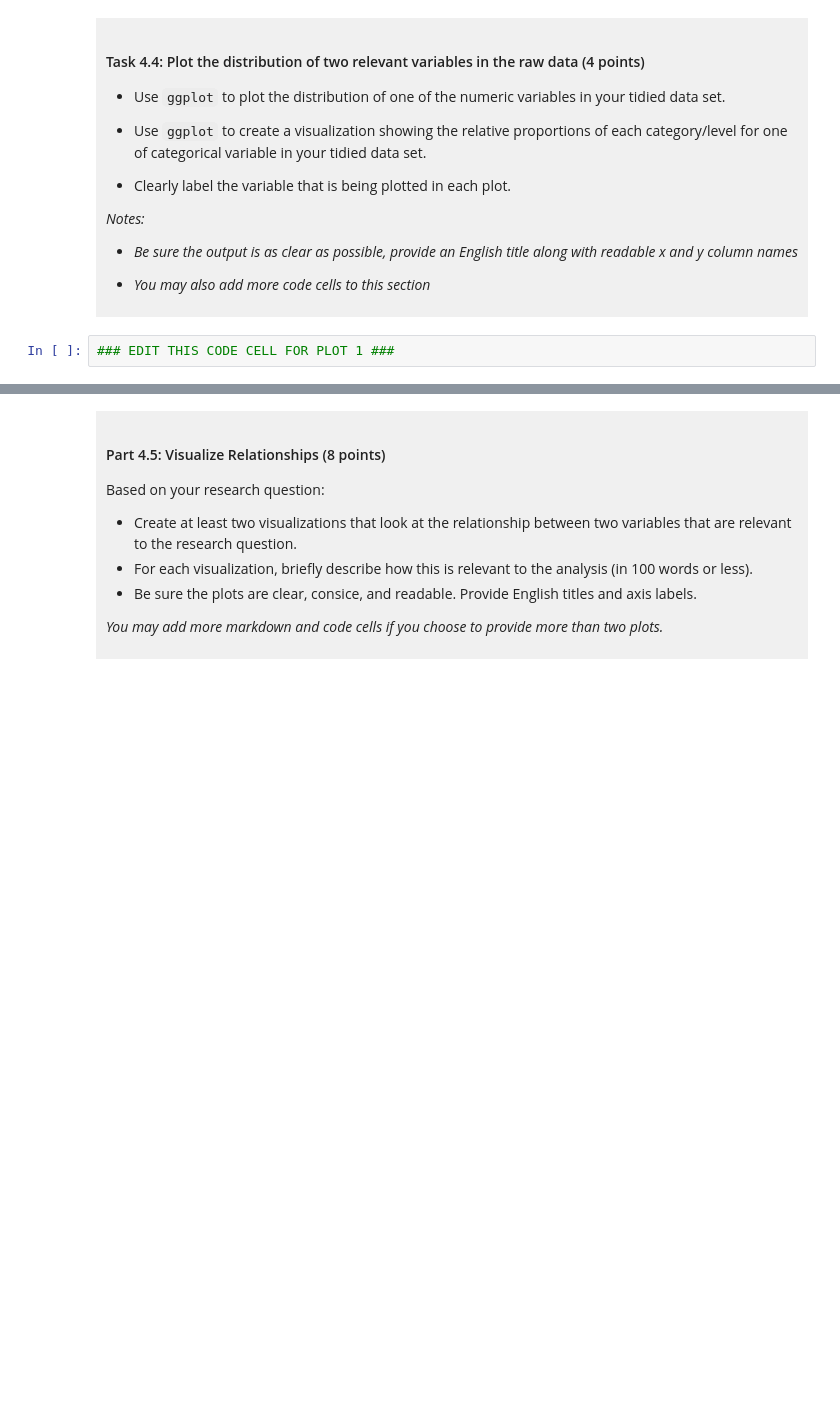
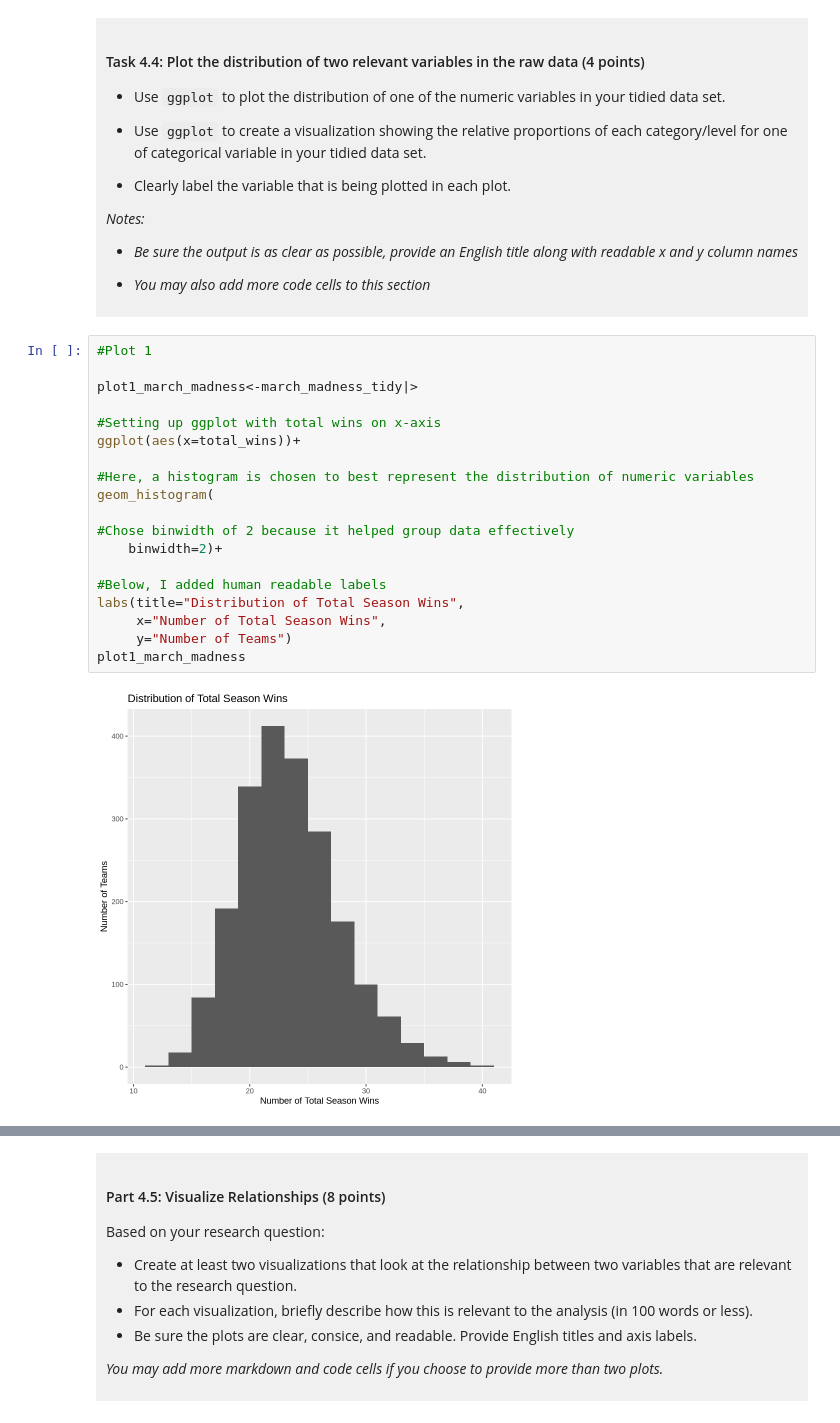
Before and after one commit to evieeli217-arch/dsci-100-project-evieli, a Jupyter notebook: dsci-100-project-notebook.ipynb, the cells around one changed output, grey strips where cells are left out. Drawn from its saved outputs; the diff is of its cells as text; blank space fills up the shorter version.

Commit message:
Added plots, visualizations, and analysis plan

```diff
--- a/dsci-100-project-notebook.ipynb
+++ b/dsci-100-project-notebook.ipynb
@@ -309,5 +360,24 @@ You will refine your research question (if needed) and produce a tidy data set.
 
 </div>
 # %%
-### EDIT THIS CODE CELL FOR PLOT 1 ###
+#Plot 1
+
+plot1_march_madness<-march_madness_tidy|>
+
+#Setting up ggplot with total wins on x-axis
+ggplot(aes(x=total_wins))+
+
+#Here, a histogram is chosen to best represent the distribution of numeric variables
+geom_histogram(
+
+#Chose binwidth of 2 because it helped group data effectively
+    binwidth=2)+
+
+#Below, I added human readable labels
+labs(title="Distribution of Total Season Wins",
+     x="Number of Total Season Wins",
+     y="Number of Teams")
+plot1_march_madness
+# %% [output]
+[figure, added]
 # %%
```
Also changed, not shown: parts of 11 cells of this notebook.
